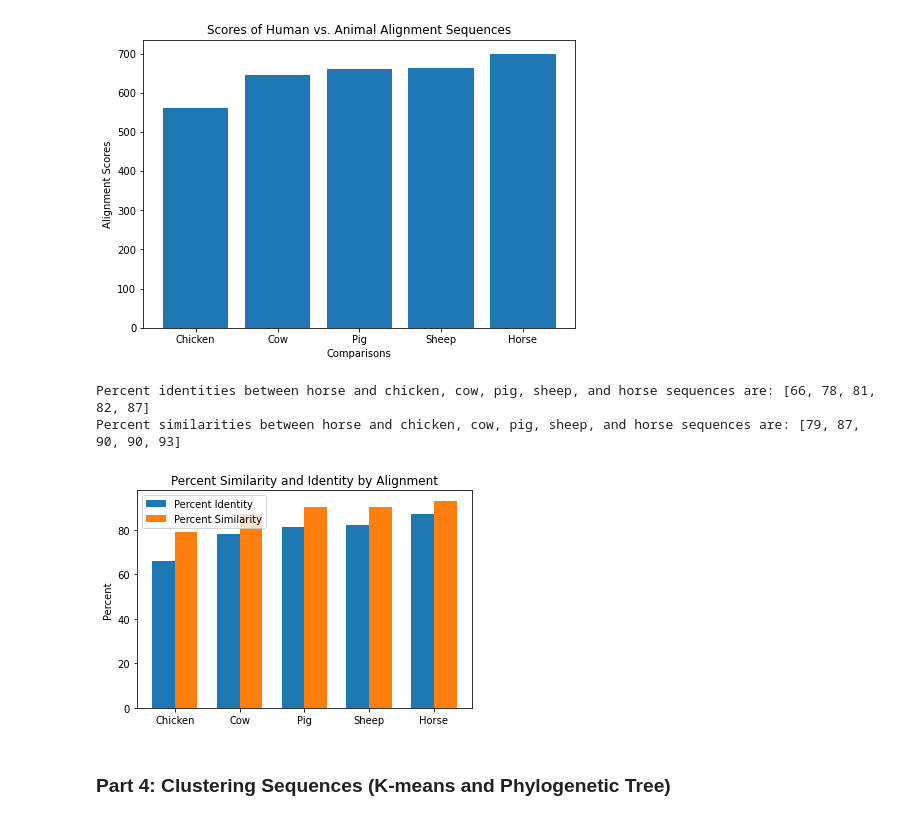
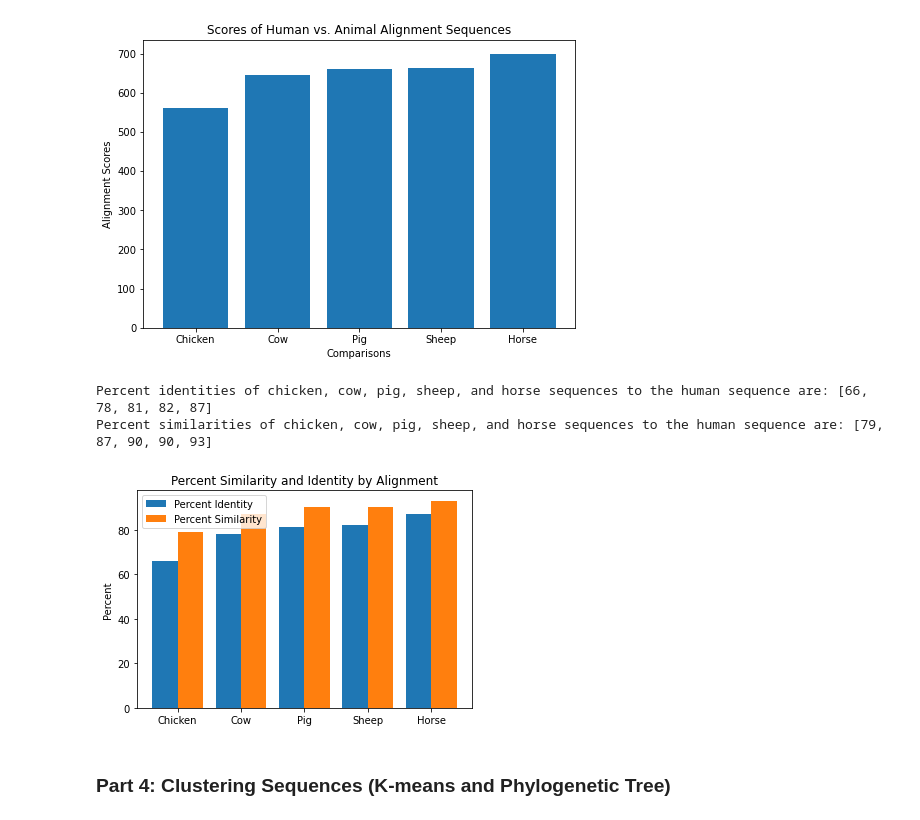
Before and after one commit to ayilano/Project-3, a Jupyter notebook: Project3.ipynb, the cells around one changed output. Drawn from its saved outputs; the diff is of its cells as text; code cells hidden in the pictures.

```diff
--- a/Project3.ipynb
+++ b/Project3.ipynb
@@ -113,29 +99,29 @@ plt.show()
 # %%
 # Visualize percentages taken from inputting sequences into BLAST Alignment utility
 BLAST_percentidentity = [66, 78, 81, 82, 87]
 BLAST_percentsimilarity = [79, 87, 90, 90, 93]
 
 labellocation = np.arange(len(alignment_names))
 bar_width = 0.4
 
 figure, ax = plt.subplots()
-bar1 = ax.bar(x - width/2, BLAST_percentidentity, width, label='Percent Identity')
-bar2 = ax.bar(x + width/2, BLAST_percentsimilarity, width, label='Percent Similarity')
+bar1 = ax.bar(labellocation - width/2, BLAST_percentidentity, bar_width, label='Percent Identity')
+bar2 = ax.bar(labellocation + width/2, BLAST_percentsimilarity, bar_width, label='Percent Similarity')
 
 # Label aspects of graph
 ax.set_xticklabels(alignment_names)
 ax.set_ylabel('Percent')
 ax.set_title('Percent Similarity and Identity by Alignment')
-ax.set_xticks(x)
+ax.set_xticks(labellocation)
 ax.legend()
 
 print("Percent identities of chicken, cow, pig, sheep, and horse sequences to the human sequence are: " + str(BLAST_percentidentity))
 print("Percent similarities of chicken, cow, pig, sheep, and horse sequences to the human sequence are: " + str(BLAST_percentsimilarity))
 plt.show()
 # %% [output]
-Percent identities between horse and chicken, cow, pig, sheep, and horse sequences are: [66, 78, 81, 82, 87]
-Percent similarities between horse and chicken, cow, pig, sheep, and horse sequences are: [79, 87, 90, 90, 93]
+Percent identities of chicken, cow, pig, sheep, and horse sequences to the human sequence are: [66, 78, 81, 82, 87]
+Percent similarities of chicken, cow, pig, sheep, and horse sequences to the human sequence are: [79, 87, 90, 90, 93]
-[figure, old version]
+[figure, new version]
 # %% [markdown]
 ### Part 4: Clustering Sequences (K-means and Phylogenetic Tree)
 # %% [markdown]
```
Also changed, not shown: parts of 5 cells of this notebook.
